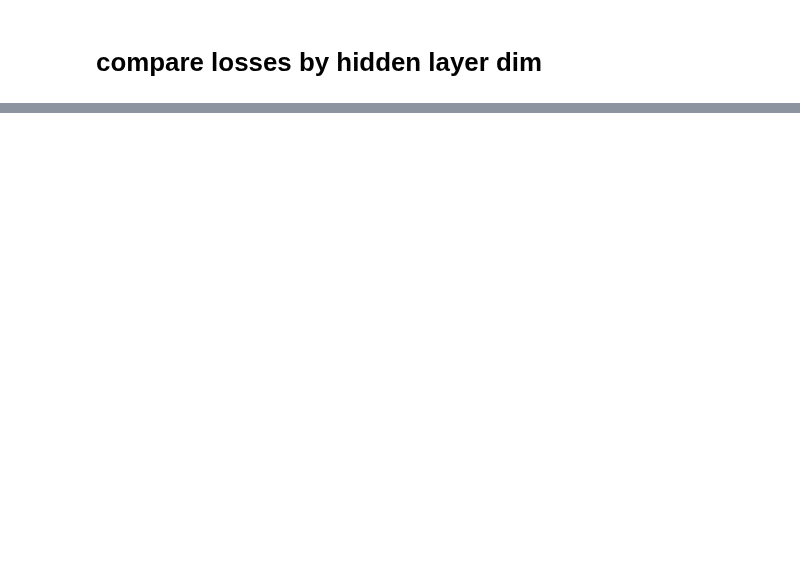
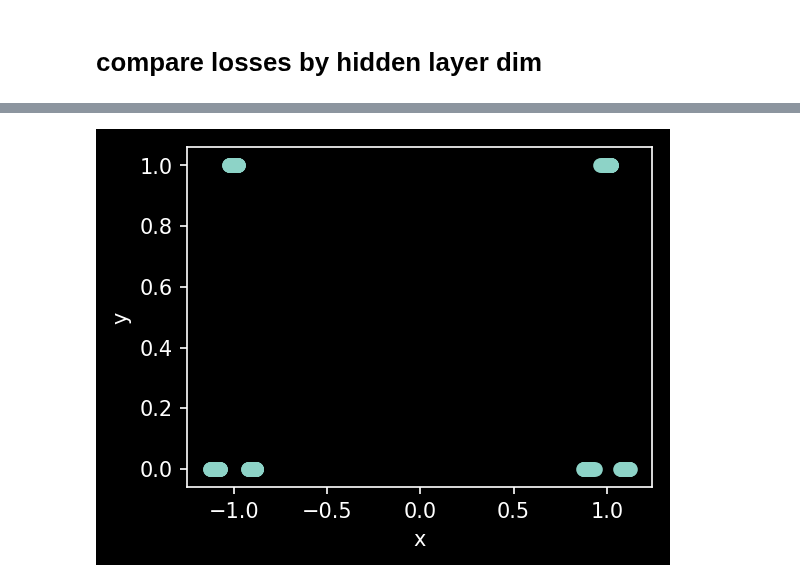
Before and after one commit to csinva/dnn-experiments, a Jupyter notebook: eda/analyze_sweeps_chandan.ipynb, the cells around one changed output, grey strips where cells are left out. Cells and saved outputs as stored; diff of their text form; code cells hidden in the pictures; blank space fills up the shorter version.

```diff
--- a/eda/analyze_sweeps_chandan.ipynb
+++ b/eda/analyze_sweeps_chandan.ipynb
@@ -86,17 +77,10 @@ plt.show()
 # %%
 # plot data (only 1d)
-X, y, y_plot = data.generate_gaussian_data(results.N[0], means=results.means[0], sds=results.sds[0], labs=results.labs[0])
-plt.figure(figsize=(12, 5), dpi=150)
-plt.subplot(121)
-plt.scatter(X.flatten(), y_plot.flatten())
-plt.title('True Data 1')
-X, y, y_plot = data.generate_gaussian_data(results.N[0], means=results.means[0], sds=results.sds[0], labs=results.labs[0])
-plt.subplot(122)
-plt.scatter(X.flatten(), y_plot.flatten())
-plt.title('True Data 2')
-if SAVFIG == True:
-    plt.savefig('true_data.pdf')
-plt.show()
+X, y_onehot, y_scalar = data.generate_gaussian_data(results.N[0], means=results.means[0], sds=results.sds[0], labs=results.labs[0])
+plt.figure(figsize=(4, 3), dpi=150)
+viz.plot_data(X, y_scalar)
+# %% [output]
+[figure, added]
 # %%
 # plot mean time to convergence
 plt.figure(figsize=(12, 5), dpi=150)
```
Also changed, not shown: parts of 7 cells of this notebook, 4 other files.
